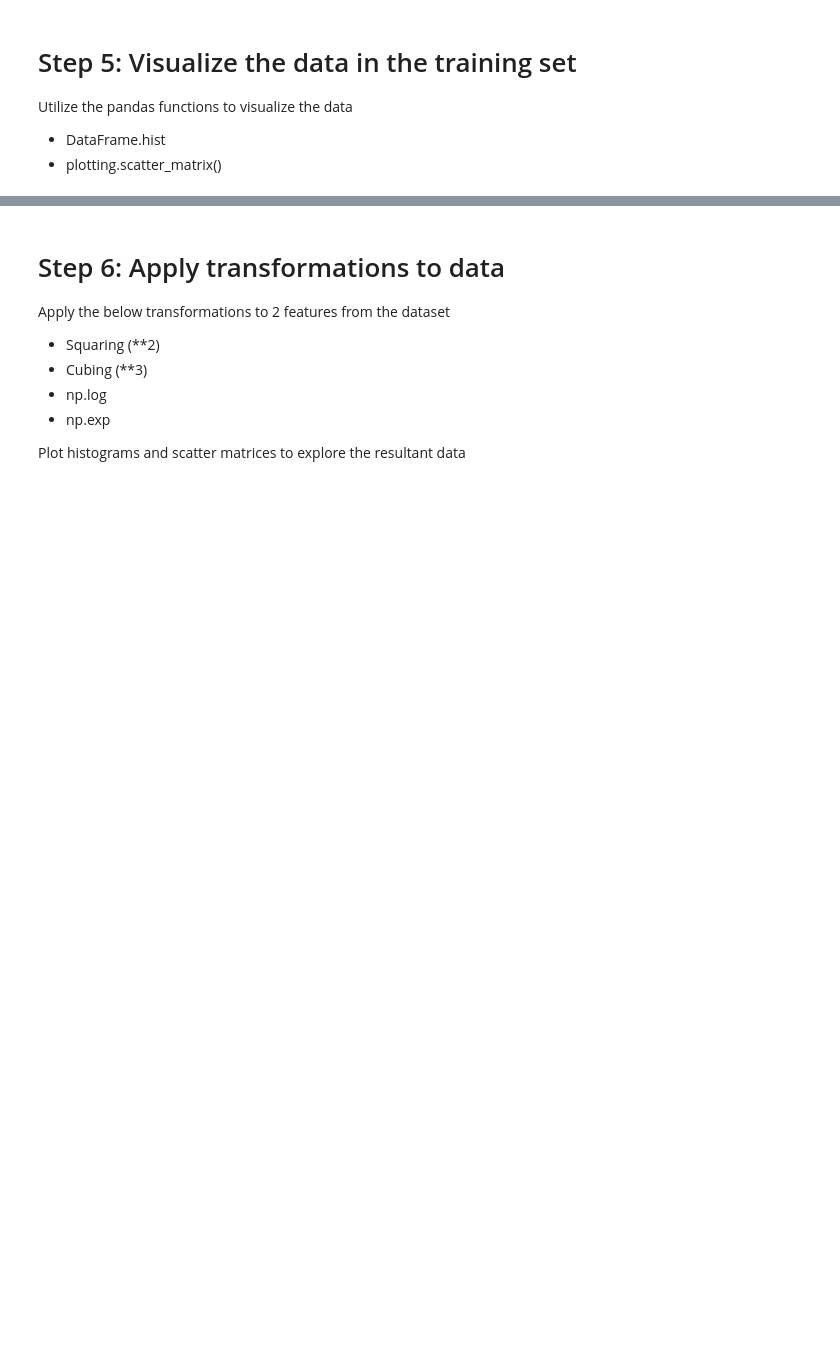
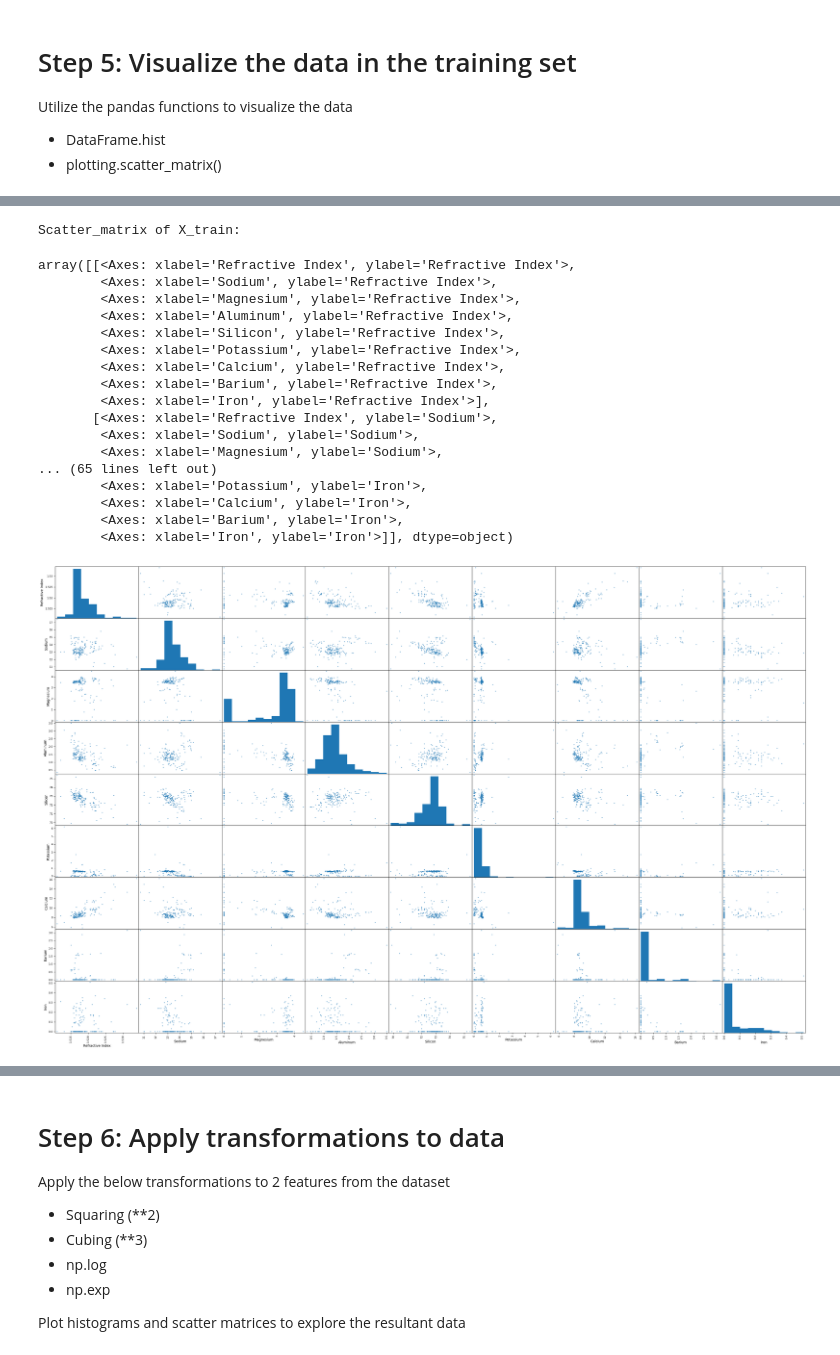
Before and after one commit to atoothman/Data-71200-Projects-, a Jupyter notebook: Data_71200_Project_1_Glass_ID.ipynb, the cells around one changed output, grey strips where cells are left out. Saved outputs shown, nothing was run; the diff lists cells and outputs as text; code cells hidden in the pictures; blank space fills up the shorter version.

```diff
--- a/Data_71200_Project_1_Glass_ID.ipynb
+++ b/Data_71200_Project_1_Glass_ID.ipynb
@@ -116,0 +322,26 @@ Utilize the pandas functions to visualize the data
+# %%
+# Scatter_matrix of X_train
+attributes = ['Refractive Index', 'Sodium', 'Magnesium', 'Aluminum',
+    'Silicon', 'Potassium', 'Calcium', 'Barium', 'Iron']
+print("Scatter_matrix of X_train:")
+scatter_matrix(X_train[attributes], figsize=(40, 25))
+# %% [output]
+Scatter_matrix of X_train:
+array([[<Axes: xlabel='Refractive Index', ylabel='Refractive Index'>,
+        <Axes: xlabel='Sodium', ylabel='Refractive Index'>,
+        <Axes: xlabel='Magnesium', ylabel='Refractive Index'>,
+        <Axes: xlabel='Aluminum', ylabel='Refractive Index'>,
+        <Axes: xlabel='Silicon', ylabel='Refractive Index'>,
+        <Axes: xlabel='Potassium', ylabel='Refractive Index'>,
+        <Axes: xlabel='Calcium', ylabel='Refractive Index'>,
+        <Axes: xlabel='Barium', ylabel='Refractive Index'>,
+        <Axes: xlabel='Iron', ylabel='Refractive Index'>],
+       [<Axes: xlabel='Refractive Index', ylabel='Sodium'>,
+        <Axes: xlabel='Sodium', ylabel='Sodium'>,
+        <Axes: xlabel='Magnesium', ylabel='Sodium'>,
+... (65 lines left out)
+        <Axes: xlabel='Potassium', ylabel='Iron'>,
+        <Axes: xlabel='Calcium', ylabel='Iron'>,
+        <Axes: xlabel='Barium', ylabel='Iron'>,
+        <Axes: xlabel='Iron', ylabel='Iron'>]], dtype=object)
+[figure, added]
```
Also changed, not shown: parts of 16 cells of this notebook.
